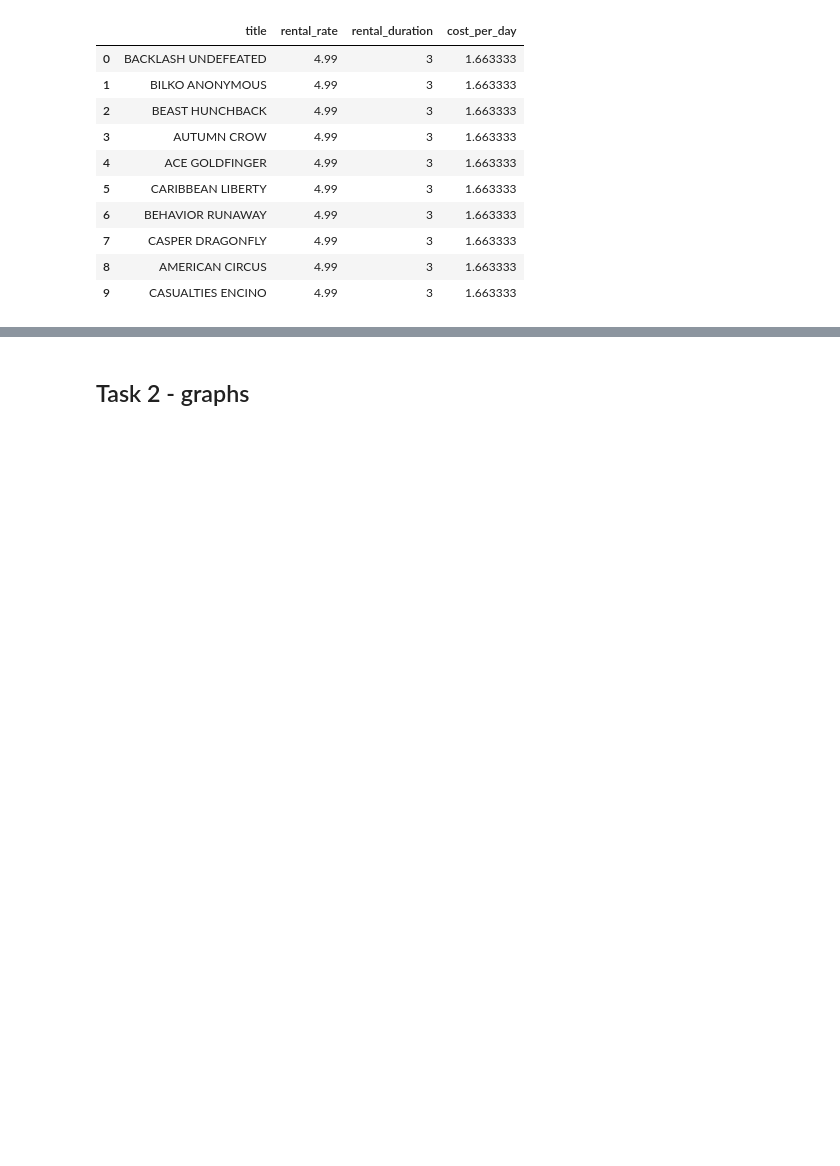
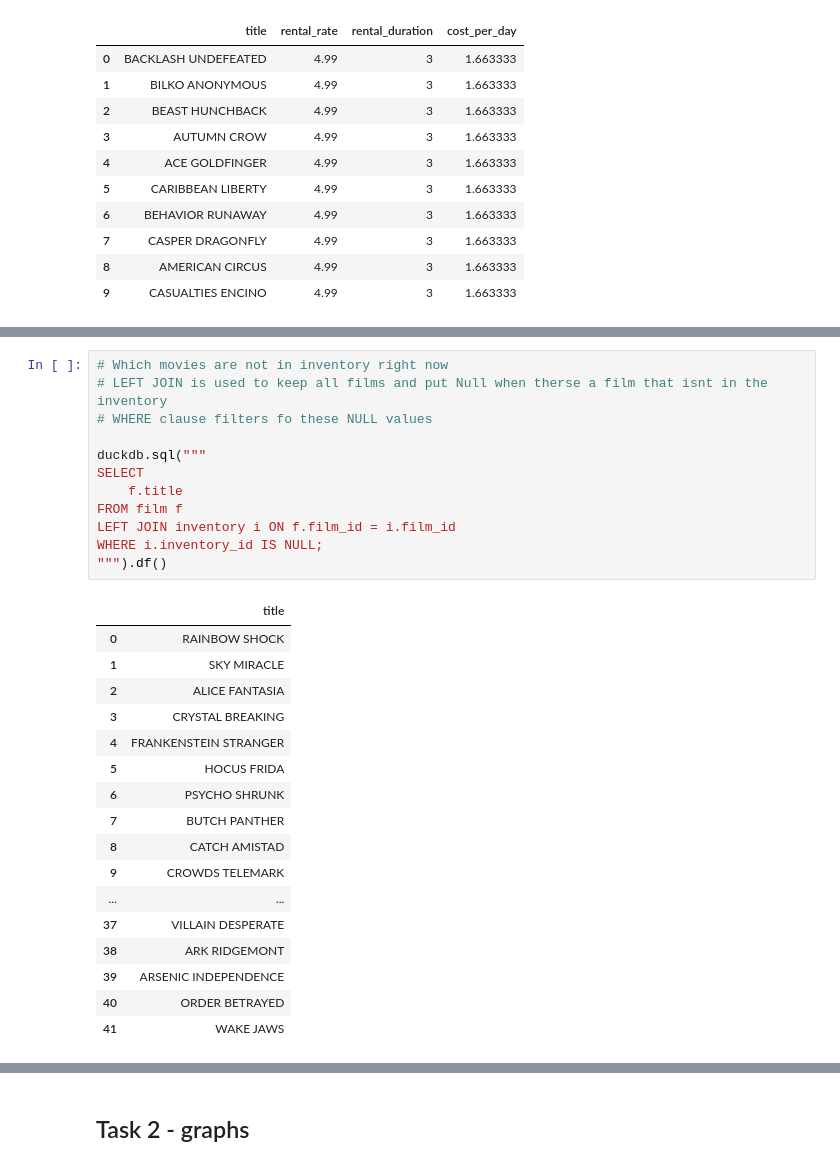
Before and after one commit to Skoga02/SQL_julius_falt_skoglund_de25, a Jupyter notebook: laborations/lab1.1/script.ipynb, the cells around one changed output, grey strips where cells are left out. Cells and saved outputs as stored; diff of their text form; blank space fills up the shorter version.

```diff
--- a/laborations/lab1.1/test.ipynb
+++ b/laborations/lab1.1/script.ipynb
@@ -200,0 +220,30 @@ duckdb.sql("""
+# %%
+# Which movies are not in inventory right now
+# LEFT JOIN is used to keep all films and put Null when therse a film that isnt in the inventory
+# WHERE clause filters fo these NULL values
+
+duckdb.sql("""
+SELECT
+    f.title
+FROM film f
+LEFT JOIN inventory i ON f.film_id = i.film_id
+WHERE i.inventory_id IS NULL;
+""").df()
+# %% [output]
+|  | title |
+| 0 | RAINBOW SHOCK |
+| 1 | SKY MIRACLE |
+| 2 | ALICE FANTASIA |
+| 3 | CRYSTAL BREAKING |
+| 4 | FRANKENSTEIN STRANGER |
+| 5 | HOCUS FRIDA |
+| 6 | PSYCHO SHRUNK |
+| 7 | BUTCH PANTHER |
+| 8 | CATCH AMISTAD |
+| 9 | CROWDS TELEMARK |
+| ... | ... |
+| 37 | VILLAIN DESPERATE |
+| 38 | ARK RIDGEMONT |
+| 39 | ARSENIC INDEPENDENCE |
+| 40 | ORDER BETRAYED |
+| 41 | WAKE JAWS |
```
Also changed, not shown: parts of 6 cells of this notebook, 17 other files.
